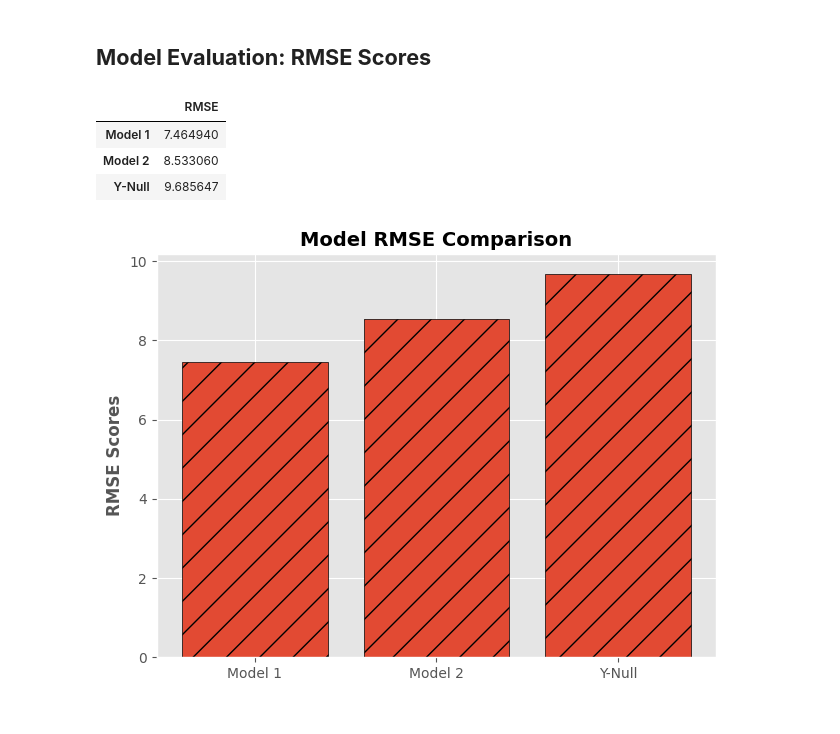
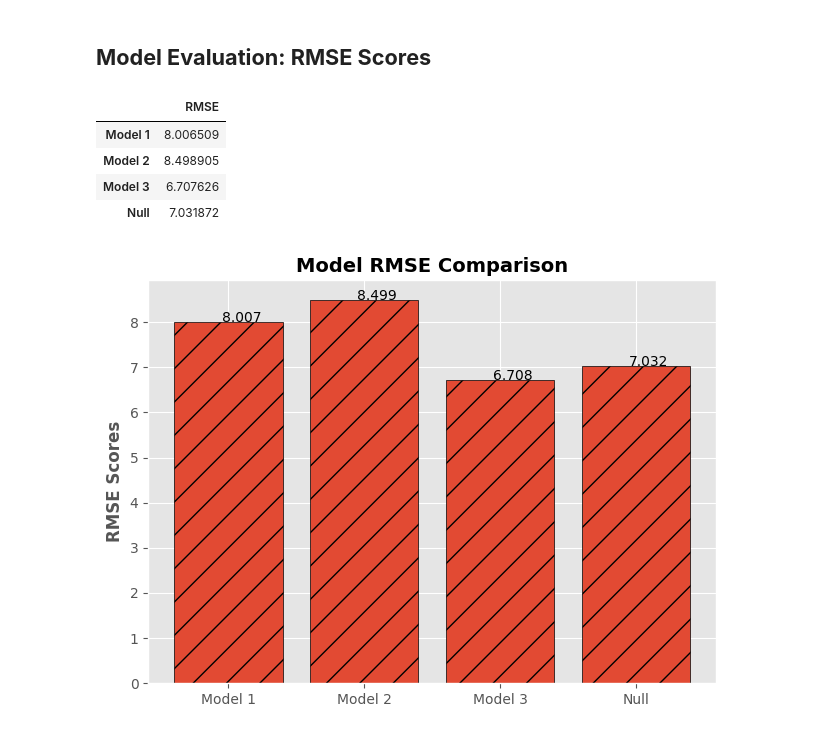
Before and after one commit to OdinProjectI/ODIN, a Jupyter notebook: WarInAfghanistan2001_2006.ipynb, the cells around one changed output. Drawn from its saved outputs; the diff is of its cells as text; code cells hidden in the pictures.

Commit message:
Add feed forward neural network model 3 to predict the fatalities

```diff
--- a/WarInAfghanistan2001_2006.ipynb
+++ b/WarInAfghanistan2001_2006.ipynb
@@ -952,0 +956,15 @@ X2_train,X2_test,y2_train,y2_test = train_test_split(afghan_df[feature_columns],
+# %%
+feature_columns: List[str] = ['weaptype1', 'targtype1', 'attacktype1', 'provstate_mapped', 'gname_mapped', 'nperps']
+afghan_df['nperps'] = afghan_df['nperps'].replace({np.nan:0.0, -99.0:0.0})
+X3_train,X3_test,y3_train,y3_test = train_test_split(afghan_df[feature_columns], y, random_state=100)
+model_three = tf.keras.Sequential([tf.keras.layers.Dense(64, activation='relu', input_shape=(len(feature_columns), )),
+                                   tf.keras.layers.Dense(32, activation='relu'),  # hidden layers
+                                   tf.keras.layers.Dropout(0.2),
+                                   tf.keras.layers.BatchNormalization(),
+                                   tf.keras.layers.Dense(16, activation='relu'),
+                                   tf.keras.layers.Dense(1)
+                                  ])
+
+model_three.compile(optimizer='adam', loss='mean_squared_error', metrics=['mean_absolute_error'])
+history = model_three.fit(X3_train, y3_train, epochs=50, batch_size=32, validation_data=(X3_test,y3_test))
+model_three_rmse: float = np.sqrt( metrics.mean_squared_error(y_true=y3_test, y_pred=model_three.predict(X3_test) ))
@@ -955,22 +1003,26 @@ X2_train,X2_test,y2_train,y2_test = train_test_split(afghan_df[feature_columns],
 # %%
 results_df: 'DataFrame' = pd.DataFrame( {'Model 1':-1 * cross_val_score(estimator=linreg, X=X_train, y=y_train, cv=3, n_jobs=-1, scoring='neg_root_mean_squared_error').mean(),
                                          'Model 2': -1 * cross_val_score(estimator=linreg, X=X2_train, y=y2_train, cv=3, n_jobs=-1, scoring='neg_root_mean_squared_error').mean(),
-                                         'Y-Null': np.sqrt(metrics.mean_squared_error(y_true=y_test, y_pred=y_null))
+                                         'Model 3': model_three_rmse,
+                                         'Null': np.sqrt(metrics.mean_squared_error(y_true=y_test, y_pred=y_null))
                                         }, index=['RMSE'])
 results_df.transpose()
 # %% [output]
 |  | RMSE |
-| Model 1 | 7.464940 |
-| Model 2 | 8.533060 |
-| Y-Null | 9.685647 |
+| Model 1 | 8.006509 |
+| Model 2 | 8.498905 |
+| Model 3 | 6.707626 |
+| Null | 7.031872 |
 # %%
 model_names, rmse_scores = zip(*results_df.transpose().to_dict().get('RMSE').items())
 
 fig = plt.figure()
 ax = fig.add_subplot()
 ax.bar(x=list(model_names), height=list(rmse_scores), edgecolor='k', hatch='/')
 ax.set_title("Model RMSE Comparison", fontweight='bold', fontsize=14)
 ax.set_ylabel("RMSE Scores", fontweight='bold')
+for index,val in enumerate(rmse_scores):
+    ax.annotate(text=f"{val:.3f}", xy=(index - 0.05, val))
 plt.tight_layout()
 # %% [output]
-[figure, old version]
+[figure, new version]
```
Also changed, not shown: parts of 5 cells of this notebook.
